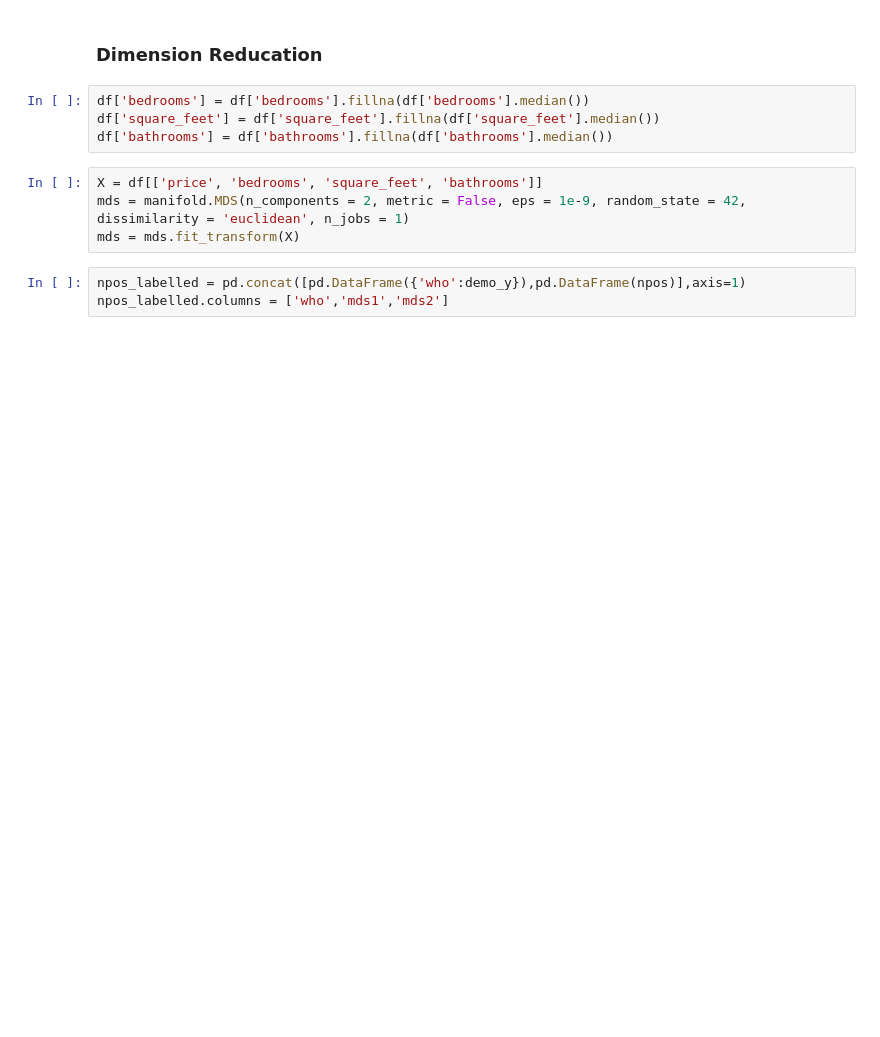
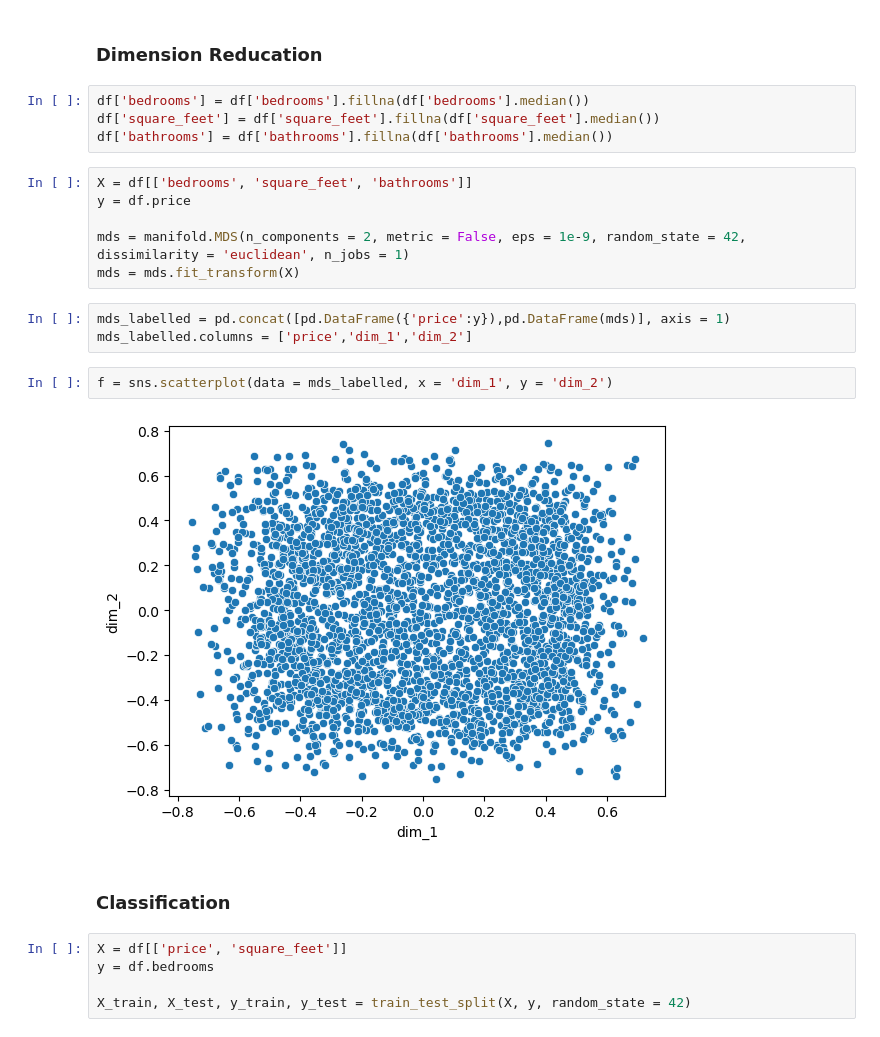
Before and after one commit to haleyej/SI_370_Homework_7, a Jupyter notebook: homework_7.ipynb, the cells around one changed output. Drawn from its saved outputs; the diff is of its cells as text; blank space fills up the shorter version.

```diff
--- a/homework_7.ipynb
+++ b/homework_7.ipynb
@@ -170,9 +206,22 @@ df['bedrooms'] = df['bedrooms'].fillna(df['bedrooms'].median())
 df['square_feet'] = df['square_feet'].fillna(df['square_feet'].median())
 df['bathrooms'] = df['bathrooms'].fillna(df['bathrooms'].median())
 # %%
-X = df[['price', 'bedrooms', 'square_feet', 'bathrooms']]
+X = df[['bedrooms', 'square_feet', 'bathrooms']]
+y = df.price
+
 mds = manifold.MDS(n_components = 2, metric = False, eps = 1e-9, random_state = 42, dissimilarity = 'euclidean', n_jobs = 1)
 mds = mds.fit_transform(X)
 # %%
-npos_labelled = pd.concat([pd.DataFrame({'who':demo_y}),pd.DataFrame(npos)],axis=1)
-npos_labelled.columns = ['who','mds1','mds2']
+mds_labelled = pd.concat([pd.DataFrame({'price':y}),pd.DataFrame(mds)], axis = 1)
+mds_labelled.columns = ['price','dim_1','dim_2']
+# %%
+f = sns.scatterplot(data = mds_labelled, x = 'dim_1', y = 'dim_2')
+# %% [output]
+[figure, added]
+# %% [markdown]
+<h3>Classification</h3>
+# %%
+X = df[['price', 'square_feet']]
+y = df.bedrooms
+
+X_train, X_test, y_train, y_test = train_test_split(X, y, random_state = 42)
```
Also changed, not shown: parts of 23 cells of this notebook.
